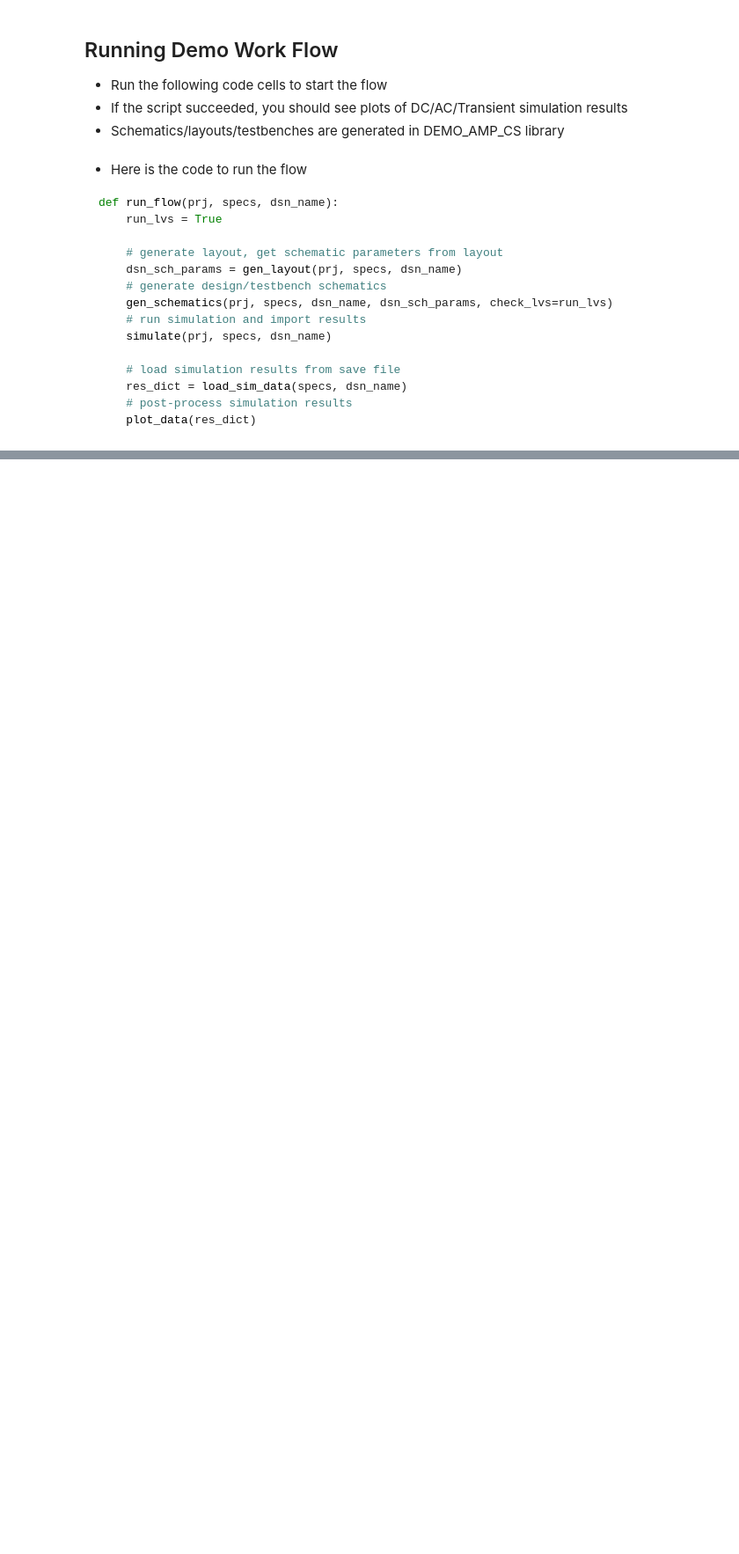
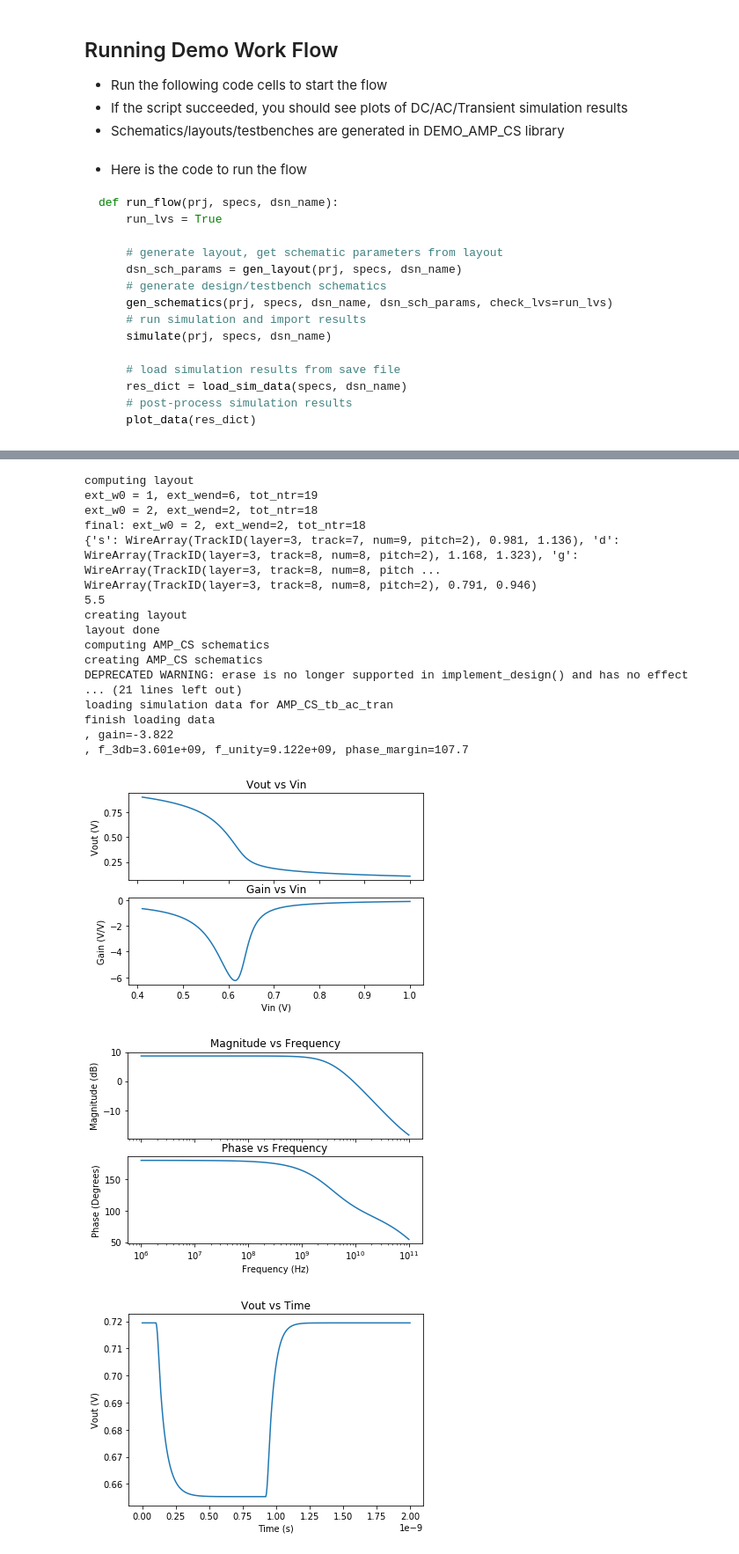
Before and after one commit to dangerdevices/cds_ff_mpt, a Jupyter notebook: workspace_setup/tutorial_files/1_flow_demo.ipynb, the cells around one changed output, grey strips where cells are left out. Shown: that part at 88% size. Saved outputs shown, nothing was run; the diff lists cells and outputs as text; code cells hidden in the pictures; blank space fills up the shorter version.

Commit message:
update flow demo jupyter notebook.

```diff
--- a/workspace_setup/tutorial_files/1_flow_demo.ipynb
+++ b/workspace_setup/tutorial_files/1_flow_demo.ipynb
@@ -90,0 +51,39 @@ finish loading data
+# %%
+import os
+
+# import bag package
+import bag
+
+# import BAG demo Python modules
+import xbase_demo.core as demo_core
+import xbase_demo.demo_layout.core as layout_core
+
+# load circuit specifications from file
+spec_fname = os.path.join(os.environ['BAG_WORK_DIR'], 'specs_demo/demo.yaml')
+top_specs = demo_core.read_yaml(spec_fname)
+
+# create BagProject instance
+bprj = bag.BagProject()
+
+demo_core.run_flow(bprj, top_specs, 'amp_cs', layout_core.AmpCS)
+# %% [output]
+computing layout
+ext_w0 = 1, ext_wend=6, tot_ntr=19
+ext_w0 = 2, ext_wend=2, tot_ntr=18
+final: ext_w0 = 2, ext_wend=2, tot_ntr=18
+{'s': WireArray(TrackID(layer=3, track=7, num=9, pitch=2), 0.981, 1.136), 'd': WireArray(TrackID(layer=3, track=8, num=8, pitch=2), 1.168, 1.323), 'g': WireArray(TrackID(layer=3, track=8, num=8, pitch ...
+WireArray(TrackID(layer=3, track=8, num=8, pitch=2), 0.791, 0.946)
+5.5
+creating layout
+layout done
+computing AMP_CS schematics
+creating AMP_CS schematics
+DEPRECATED WARNING: erase is no longer supported in implement_design() and has no effect
+... (21 lines left out)
+loading simulation data for AMP_CS_tb_ac_tran
+finish loading data
+, gain=-3.822
+, f_3db=3.601e+09, f_unity=9.122e+09, phase_margin=107.7
+[figure, added]
+[figure, added]
+[figure, added]
```
Also changed, not shown: parts of 2 cells of this notebook.
